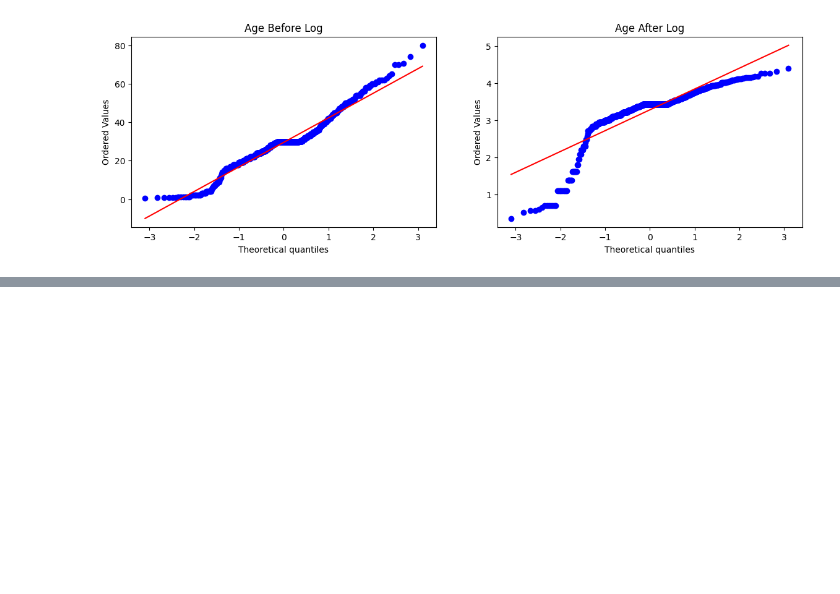
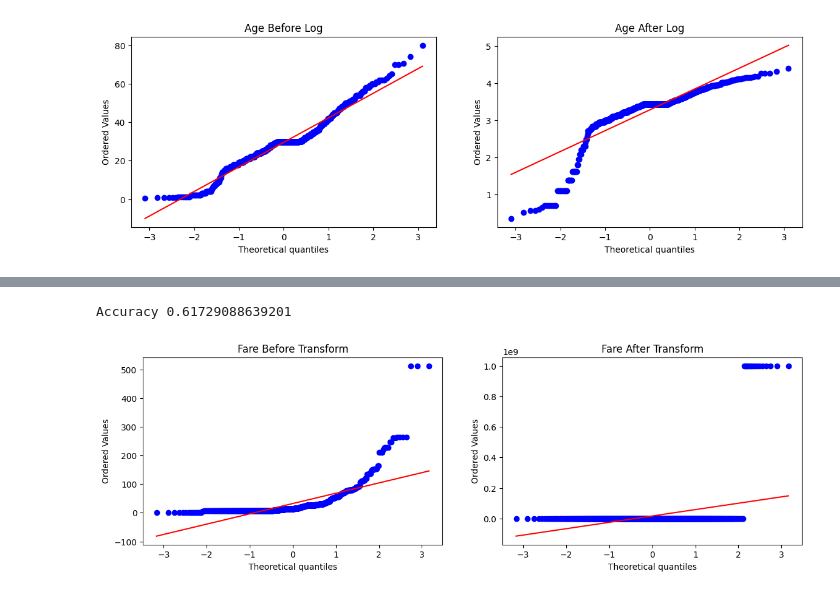
Before and after one commit to fuadh246/ML, a Jupyter notebook: Transformer/Function_Transformer/Function_Transformer.ipynb, the cells around one changed output, grey strips where cells are left out. Saved outputs shown, nothing was run; the diff lists cells and outputs as text; code cells hidden in the pictures; blank space fills up the shorter version.

```diff
--- a/Transformer/Function_Transformer/Function_Transformer.ipynb
+++ b/Transformer/Function_Transformer/Function_Transformer.ipynb
@@ -221,0 +235,6 @@ Accuracy 0.6195131086142323
+# %%
+# Reciprocal Transform
+apply_transform(lambda x: (1/(x+0.000000001)))
+# %% [output]
+Accuracy 0.61729088639201
+[figure, added]
```
Also changed, not shown: parts of 9 cells of this notebook, 4 other files.
